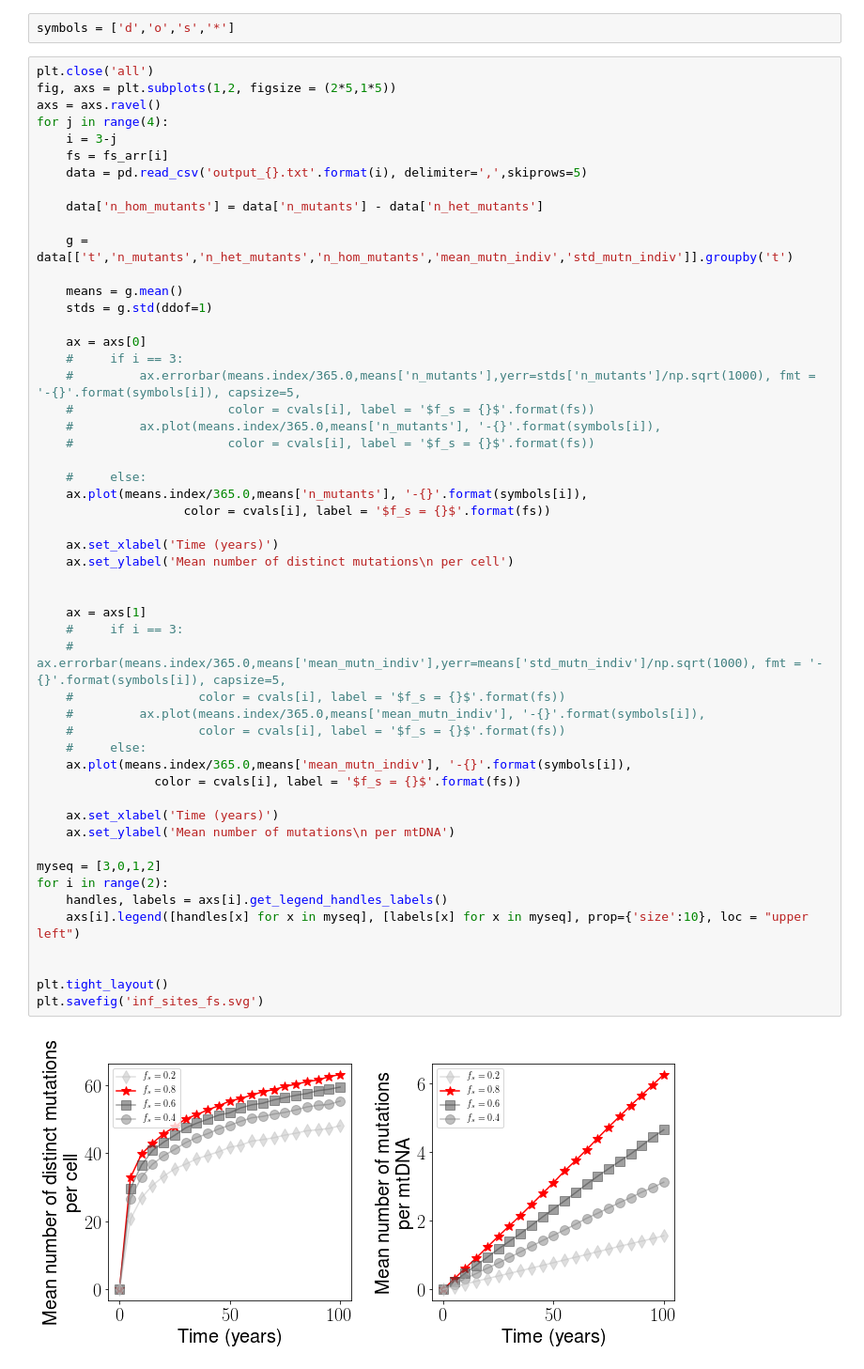
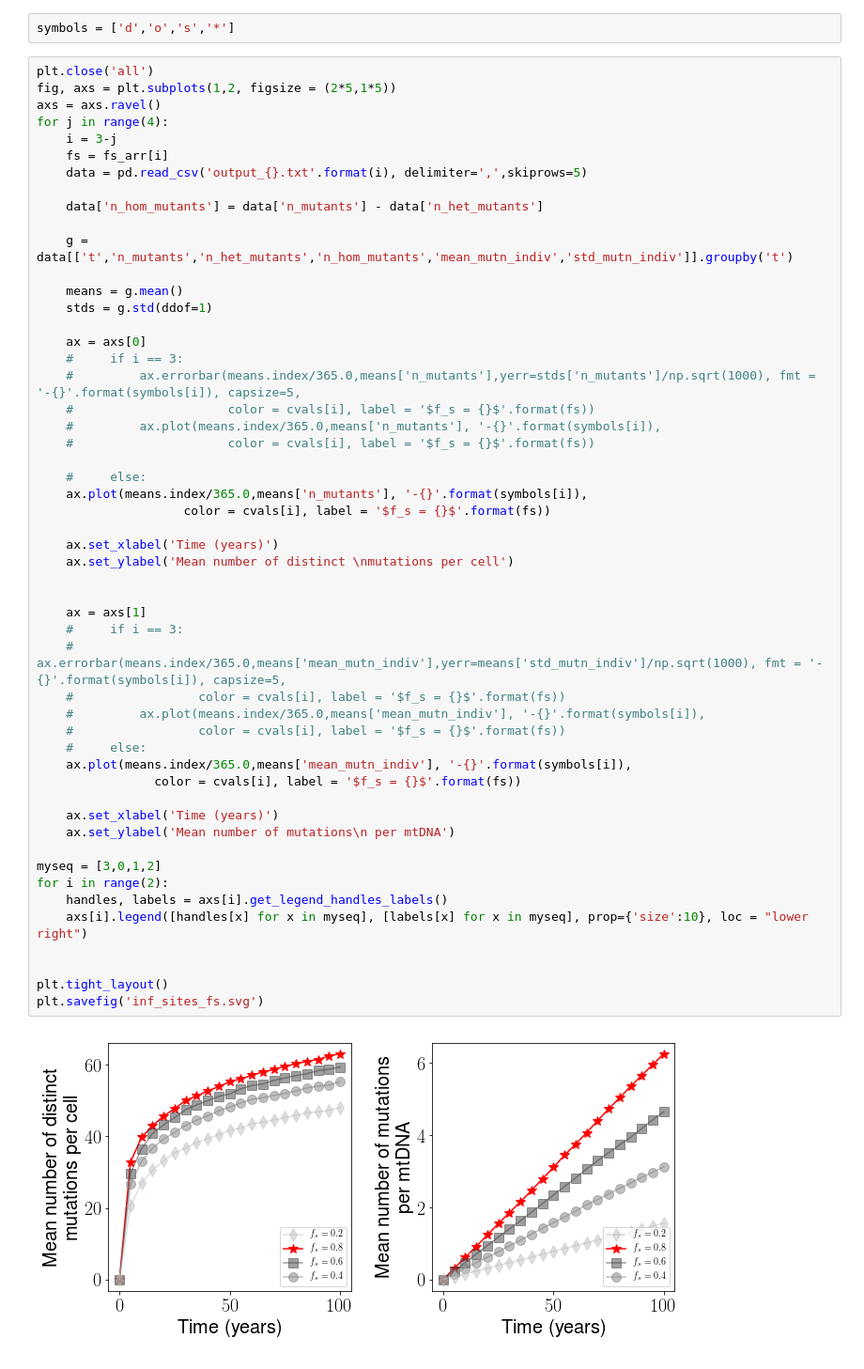
Before and after one commit to ImperialCollegeLondon/MitoNetworksGenetics, a Jupyter notebook: Moran_infinite_sites/Fs_sweep/Process_infinite_sites.ipynb, the cells around one changed output. Shown at 94% size. Saved outputs shown, nothing was run; the diff lists cells and outputs as text.

```diff
--- a/Moran_infinite_sites/Fs_sweep/Process_infinite_sites.ipynb
+++ b/Moran_infinite_sites/Fs_sweep/Process_infinite_sites.ipynb
@@ -51,33 +51,33 @@ for j in range(4):
     #                     color = cvals[i], label = '$f_s = {}$'.format(fs))
 
     #     else:
     ax.plot(means.index/365.0,means['n_mutants'], '-{}'.format(symbols[i]),
                     color = cvals[i], label = '$f_s = {}$'.format(fs))
 
     ax.set_xlabel('Time (years)')
-    ax.set_ylabel('Mean number of distinct mutations\n per cell')
+    ax.set_ylabel('Mean number of distinct \nmutations per cell')
 
 
     ax = axs[1]
     #     if i == 3:
     #         ax.errorbar(means.index/365.0,means['mean_mutn_indiv'],yerr=means['std_mutn_indiv']/np.sqrt(1000), fmt = '-{}'.format(symbols[i]), capsize=5,
     #                 color = cvals[i], label = '$f_s = {}$'.format(fs))
     #         ax.plot(means.index/365.0,means['mean_mutn_indiv'], '-{}'.format(symbols[i]),
     #                 color = cvals[i], label = '$f_s = {}$'.format(fs))
     #     else:
     ax.plot(means.index/365.0,means['mean_mutn_indiv'], '-{}'.format(symbols[i]),
                 color = cvals[i], label = '$f_s = {}$'.format(fs))
 
     ax.set_xlabel('Time (years)')
     ax.set_ylabel('Mean number of mutations\n per mtDNA')
 
 myseq = [3,0,1,2]
 for i in range(2):
     handles, labels = axs[i].get_legend_handles_labels()
-    axs[i].legend([handles[x] for x in myseq], [labels[x] for x in myseq], prop={'size':10}, loc = "upper left")
+    axs[i].legend([handles[x] for x in myseq], [labels[x] for x in myseq], prop={'size':10}, loc = "lower right")
 
 
 plt.tight_layout()
 plt.savefig('inf_sites_fs.svg')
 # %% [output]
-[figure, old version]
+[figure, new version]
```
Also changed, not shown: 3 other files.
